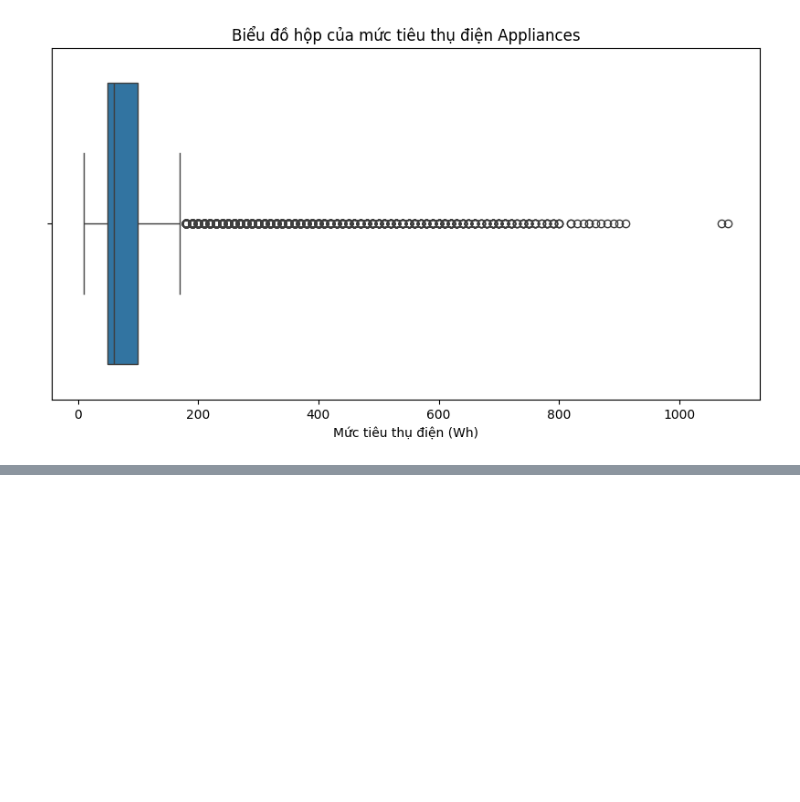
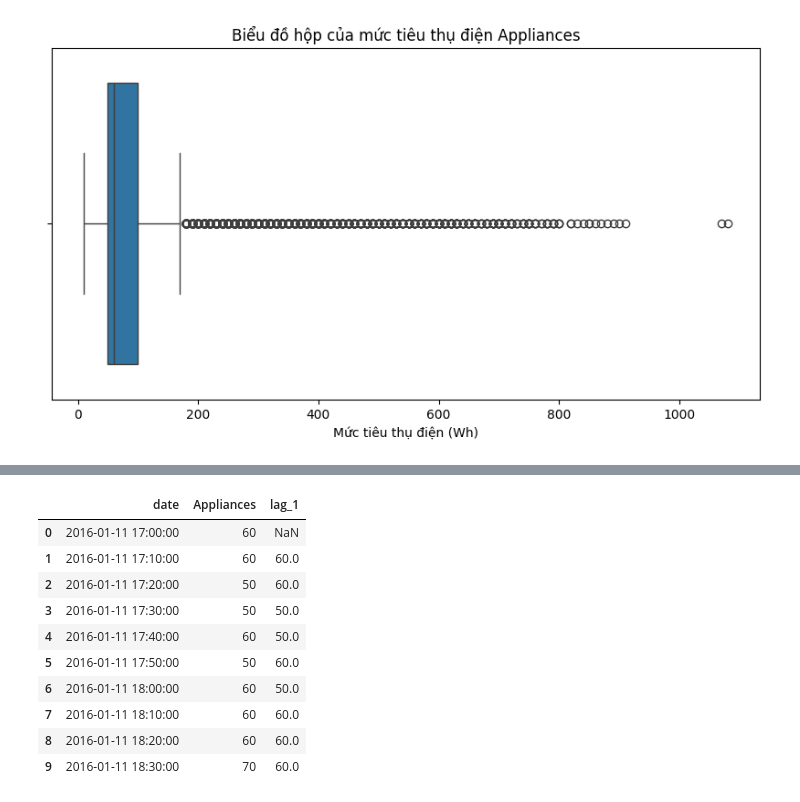
Before and after one commit to TuanKiet31082006/AEP_MayHoc, a Jupyter notebook: notebooks/01_EDA_Preprocessing.ipynb, the cells around one changed output, grey strips where cells are left out. Saved outputs shown, nothing was run; the diff lists cells and outputs as text; code cells hidden in the pictures; blank space fills up the shorter version.

```diff
--- a/notebooks/01_EDA_Preprocessing.ipynb
+++ b/notebooks/01_EDA_Preprocessing.ipynb
@@ -172,0 +189,16 @@ plt.show()
+# %%
+# Lấy giá trị Appliances của lần đo trước
+df["lag_1"] = df["Appliances"].shift(1)
+df[["date", "Appliances", "lag_1"]].head(10)
+# %% [output]
+|  | date | Appliances | lag_1 |
+| 0 | 2016-01-11 17:00:00 | 60 | NaN |
+| 1 | 2016-01-11 17:10:00 | 60 | 60.0 |
+| 2 | 2016-01-11 17:20:00 | 50 | 60.0 |
+| 3 | 2016-01-11 17:30:00 | 50 | 50.0 |
+| 4 | 2016-01-11 17:40:00 | 60 | 50.0 |
+| 5 | 2016-01-11 17:50:00 | 50 | 60.0 |
+| 6 | 2016-01-11 18:00:00 | 60 | 50.0 |
+| 7 | 2016-01-11 18:10:00 | 60 | 60.0 |
+| 8 | 2016-01-11 18:20:00 | 60 | 60.0 |
+| 9 | 2016-01-11 18:30:00 | 70 | 60.0 |
```
Also changed, not shown: parts of 10 cells of this notebook, 2 other files.
